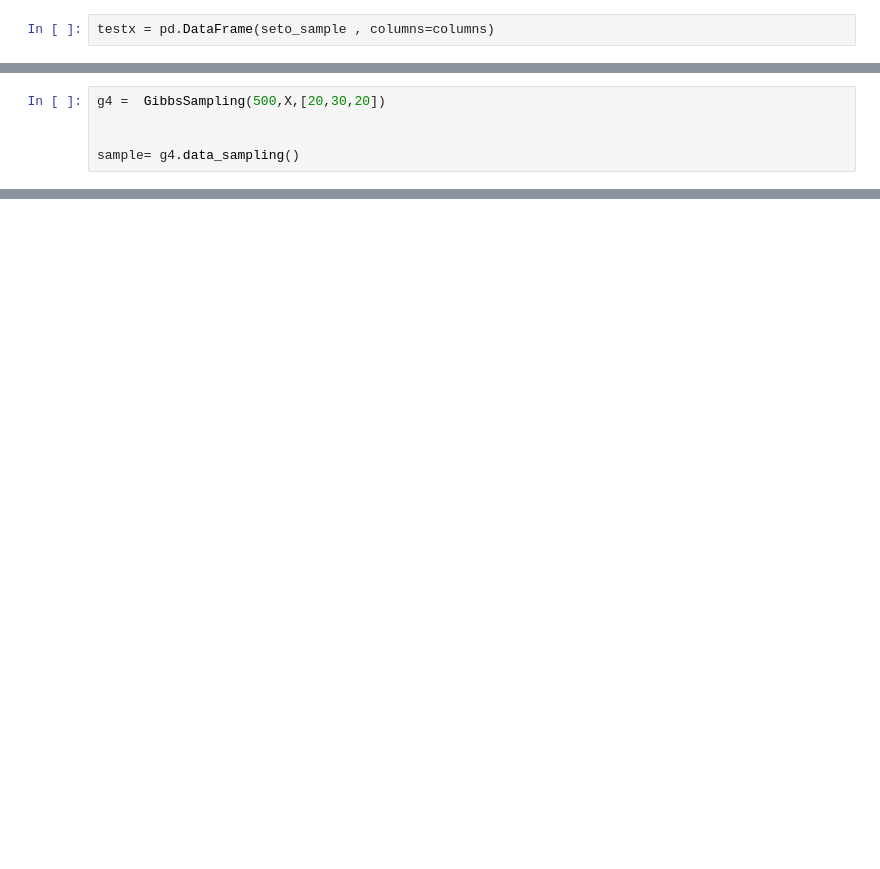
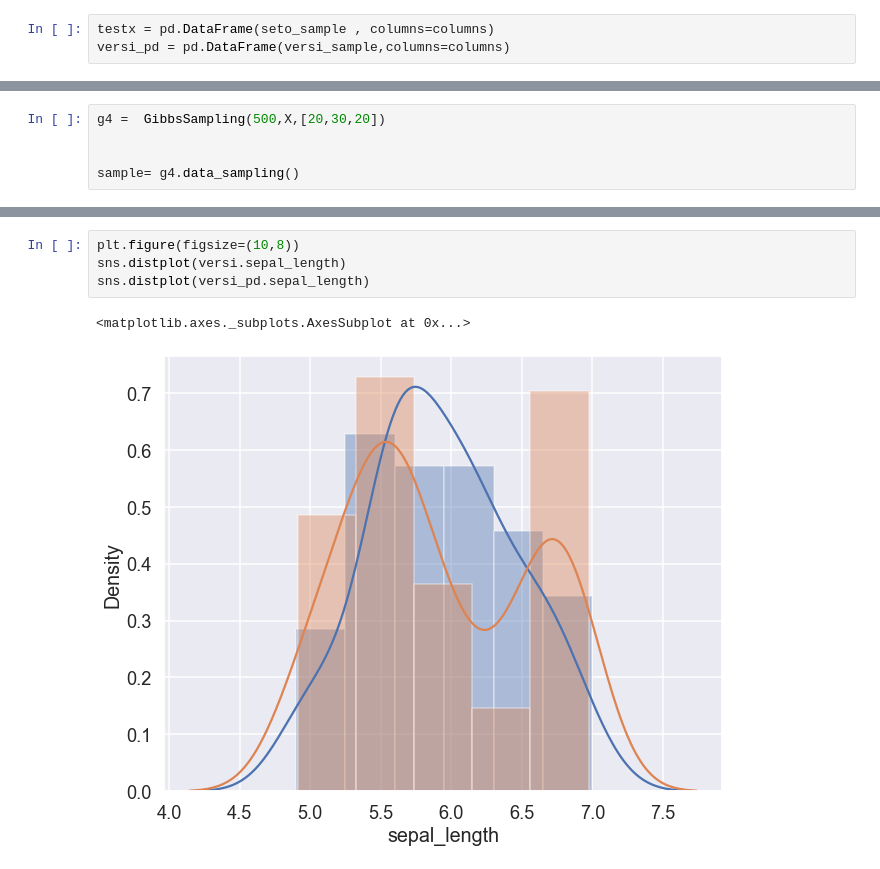
Before and after one commit to SuminBae97/Visualization, a Jupyter notebook: Iris_data_visualization.ipynb, the cells around one changed output, grey strips where cells are left out. Cells and saved outputs as stored; diff of their text form; blank space fills up the shorter version.

Commit message:
-check the distribution between sampled data

```diff
--- a/Iris_data_visualization.ipynb
+++ b/Iris_data_visualization.ipynb
@@ -135,6 +135,7 @@ plt.legend()
 columns = iris.columns[:-1]
 # %%
 testx = pd.DataFrame(seto_sample , columns=columns)
+versi_pd = pd.DataFrame(versi_sample,columns=columns)
 # %%
 sns.displot(data=testx , x='sepal_length',y='sepal_width',kind='kde')
 sns.displot(data=seto_x , x='sepal_length',y='sepal_width',kind='kde')
@@ -169,0 +201,7 @@ plt.scatter(sample[:,0:1],sample[:,2:3])
+# %%
+plt.figure(figsize=(10,8))
+sns.distplot(versi.sepal_length)
+sns.distplot(versi_pd.sepal_length)
+# %% [output]
+<matplotlib.axes._subplots.AxesSubplot at 0x...>
+[figure, added]
```
Also changed, not shown: parts of 9 cells of this notebook.
